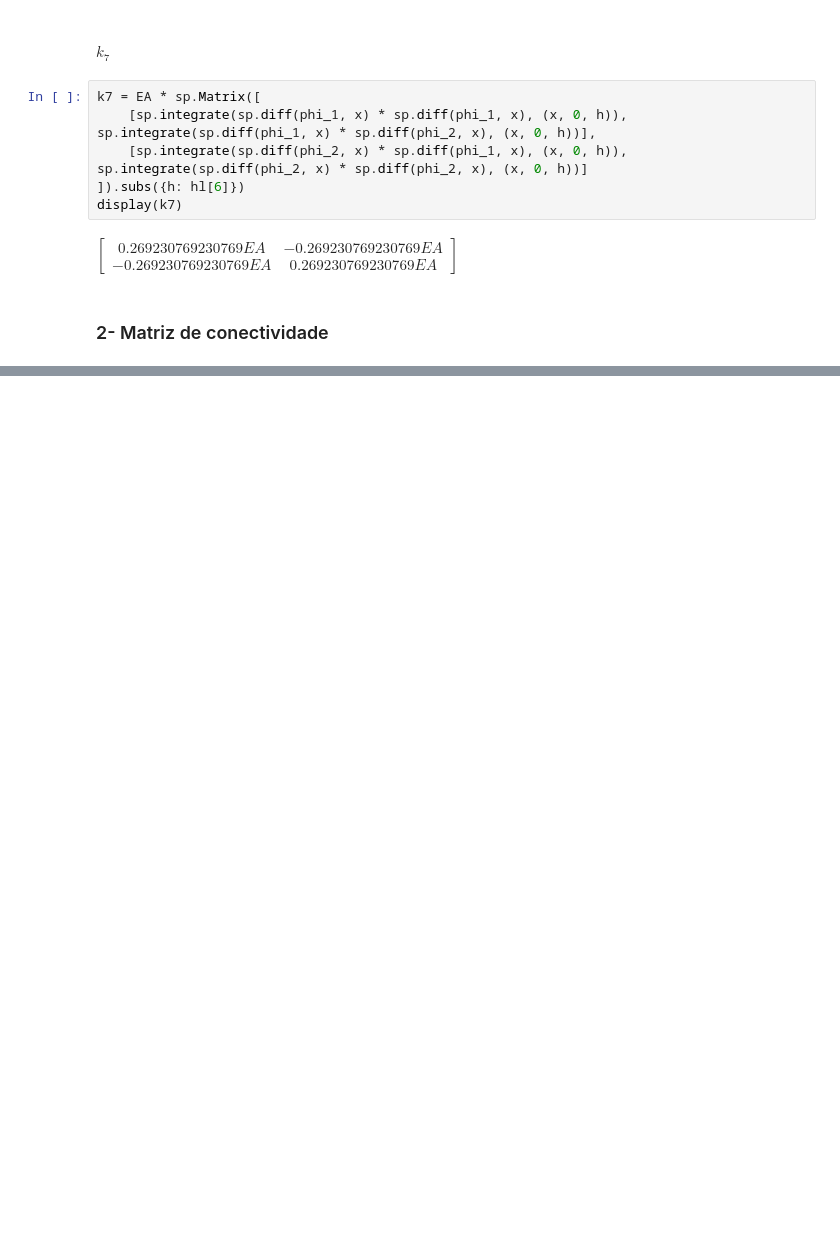
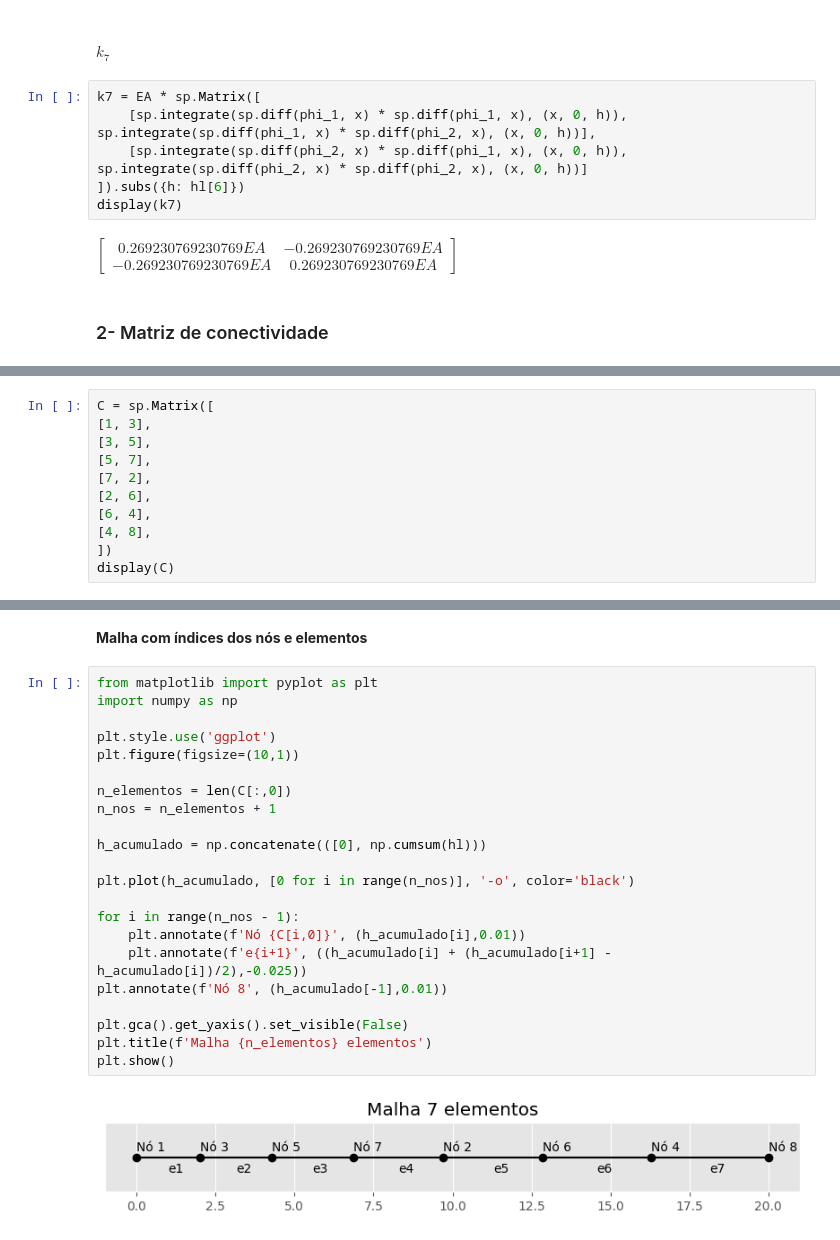
Before and after one commit to antoniomedeiros1/MAC008-Lista-1, a Jupyter notebook: 05-Exercicio5.ipynb, the cells around one changed output, grey strips where cells are left out. Drawn from its saved outputs; the diff is of its cells as text; blank space fills up the shorter version.

```diff
--- a/05-Exercicio5.ipynb
+++ b/05-Exercicio5.ipynb
@@ -155,0 +138,11 @@ $$
+# %%
+C = sp.Matrix([
+[1, 3],
+[3, 5],
+[5, 7],
+[7, 2],
+[2, 6],
+[6, 4],
+[4, 8],
+])
+display(C)
@@ -155,0 +151,26 @@ $$
+# %% [markdown]
+**Malha com índices dos nós e elementos**
+# %%
+from matplotlib import pyplot as plt
+import numpy as np
+
+plt.style.use('ggplot')
+plt.figure(figsize=(10,1))
+
+n_elementos = len(C[:,0])
+n_nos = n_elementos + 1
+
+h_acumulado = np.concatenate(([0], np.cumsum(hl)))
+
+plt.plot(h_acumulado, [0 for i in range(n_nos)], '-o', color='black')
+
+for i in range(n_nos - 1):
+    plt.annotate(f'Nó {C[i,0]}', (h_acumulado[i],0.01))
+    plt.annotate(f'e{i+1}', ((h_acumulado[i] + (h_acumulado[i+1] - h_acumulado[i])/2),-0.025))
+plt.annotate(f'Nó 8', (h_acumulado[-1],0.01))
+
+plt.gca().get_yaxis().set_visible(False)
+plt.title(f'Malha {n_elementos} elementos')
+plt.show()
+# %% [output]
+[figure, added]
```
Also changed, not shown: parts of 17 cells of this notebook, 2 other files.
